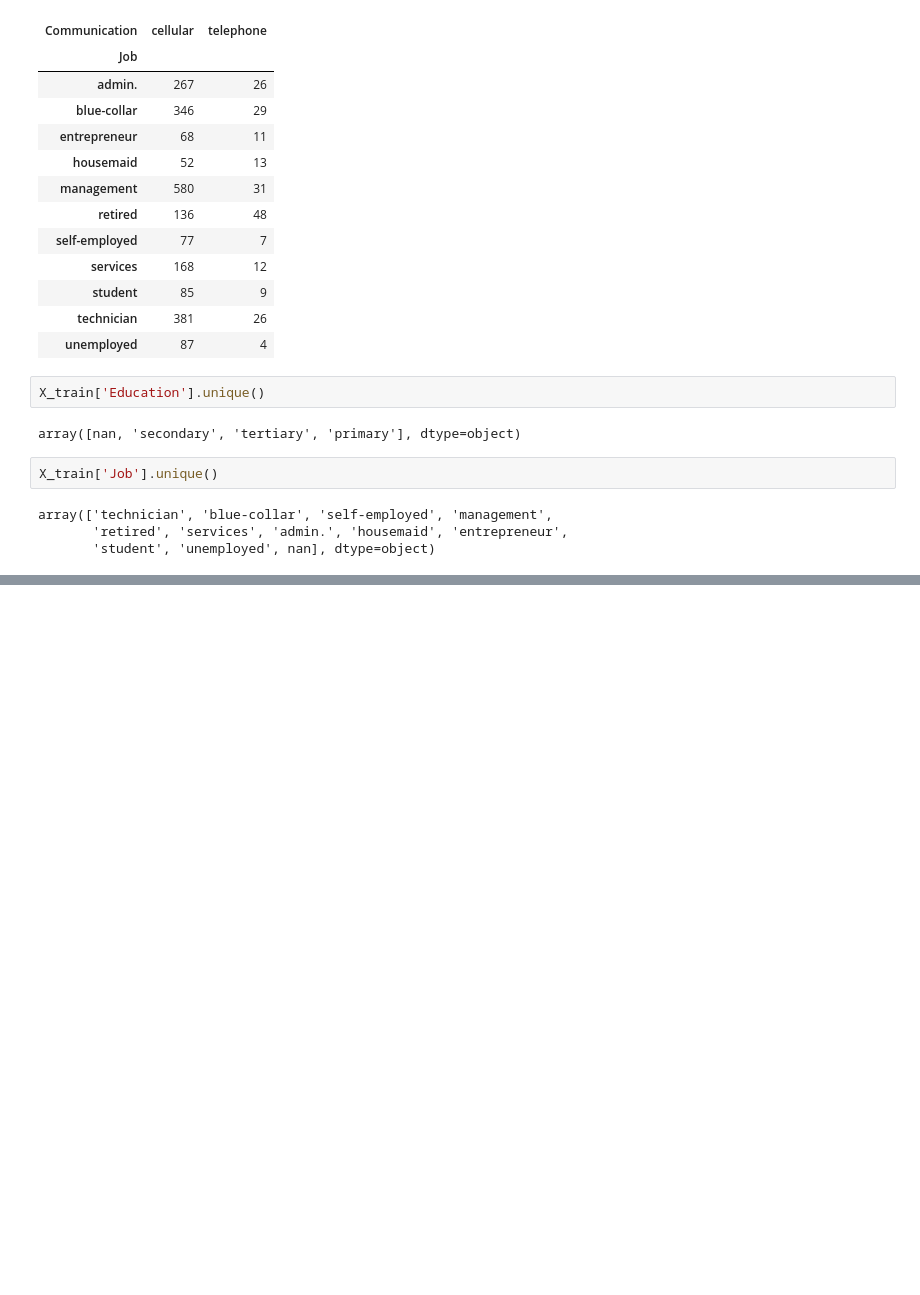
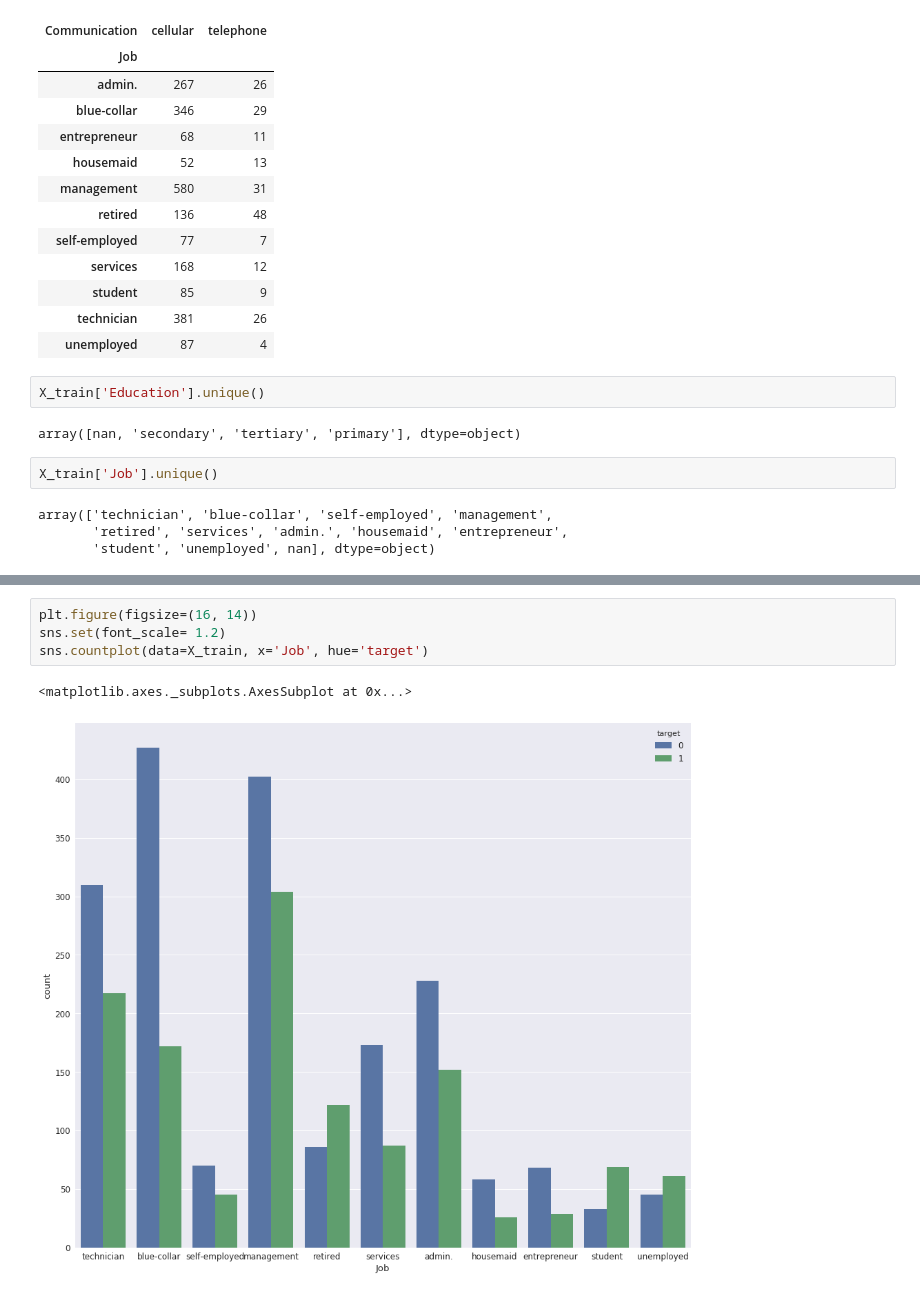
Before and after one commit to VigneshTCD/car_insurance_analysis, a Jupyter notebook: notebooks/EDA.ipynb, the cells around one changed output, grey strips where cells are left out. Saved outputs shown, nothing was run; the diff lists cells and outputs as text; blank space fills up the shorter version.

```diff
--- a/notebooks/EDA.ipynb
+++ b/notebooks/EDA.ipynb
@@ -211,0 +318,7 @@ array(['technician', 'blue-collar', 'self-employed', 'management',
+# %%
+plt.figure(figsize=(16, 14))
+sns.set(font_scale= 1.2)
+sns.countplot(data=X_train, x='Job', hue='target')
+# %% [output]
+<matplotlib.axes._subplots.AxesSubplot at 0x...>
+[figure, added]
```
Also changed, not shown: parts of 39 cells of this notebook.
